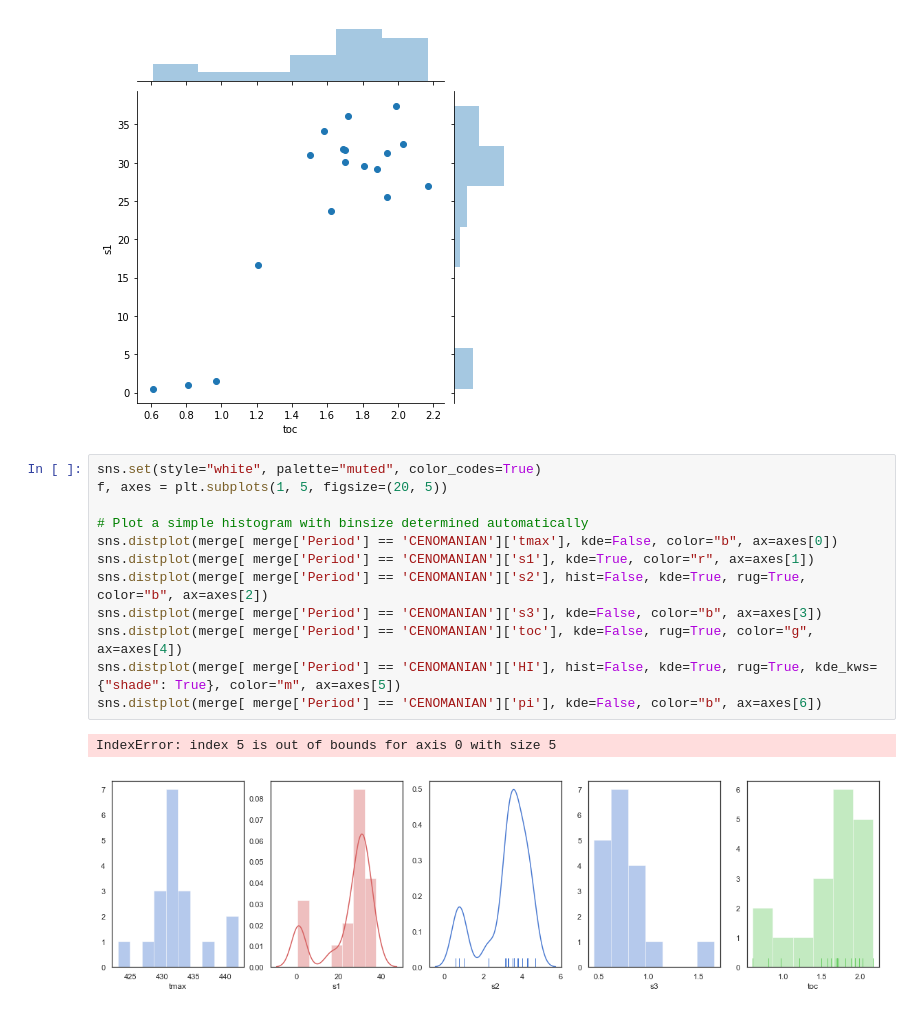
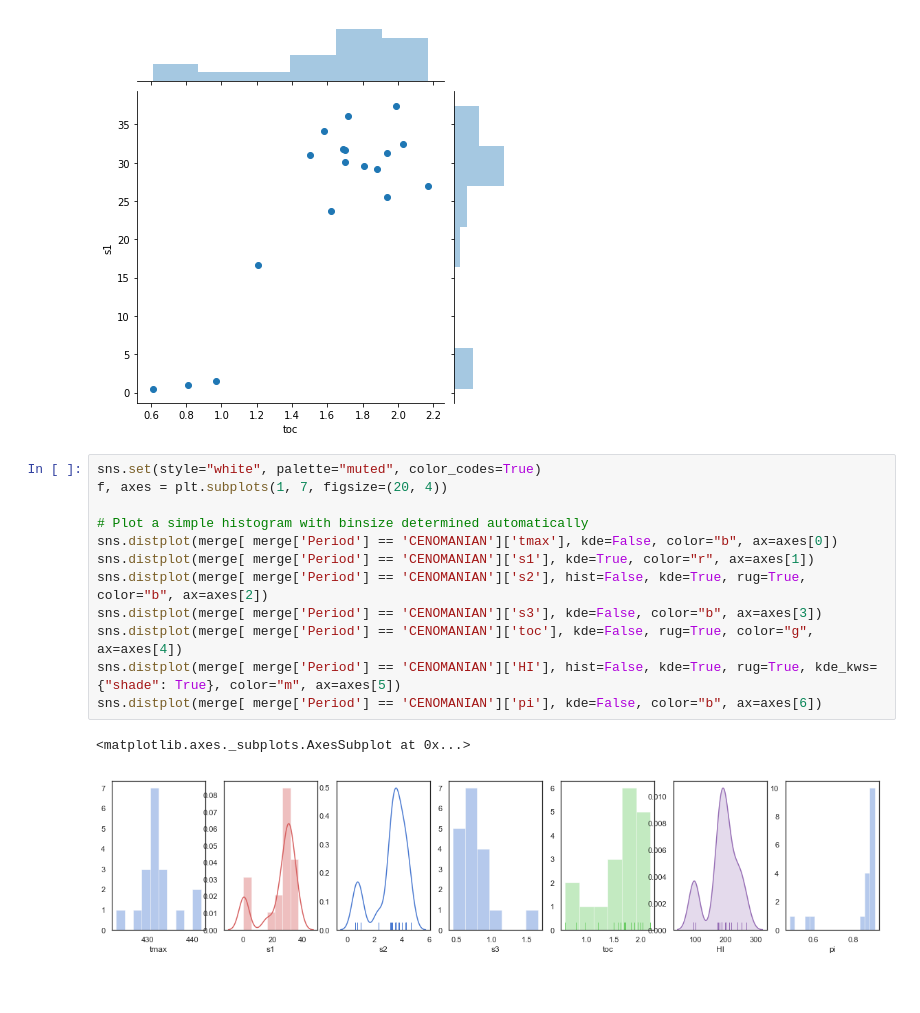
Before and after one commit to ABDunbar/Chronostrat-RE-data-merge, a Jupyter notebook: Excel_import.ipynb, the cells around one changed output. Drawn from its saved outputs; the diff is of its cells as text; blank space fills up the shorter version.

```diff
--- a/Excel_import.ipynb
+++ b/Excel_import.ipynb
@@ -349,16 +505,16 @@ sns.jointplot(merge[ merge['Period'] == 'CENOMANIAN']['toc'], merge [merge['Peri
 [figure]
 # %%
 sns.set(style="white", palette="muted", color_codes=True)
-f, axes = plt.subplots(1, 5, figsize=(20, 5))
+f, axes = plt.subplots(1, 7, figsize=(20, 4))
 
 # Plot a simple histogram with binsize determined automatically
 sns.distplot(merge[ merge['Period'] == 'CENOMANIAN']['tmax'], kde=False, color="b", ax=axes[0])
 sns.distplot(merge[ merge['Period'] == 'CENOMANIAN']['s1'], kde=True, color="r", ax=axes[1])
 sns.distplot(merge[ merge['Period'] == 'CENOMANIAN']['s2'], hist=False, kde=True, rug=True, color="b", ax=axes[2])
 sns.distplot(merge[ merge['Period'] == 'CENOMANIAN']['s3'], kde=False, color="b", ax=axes[3])
 sns.distplot(merge[ merge['Period'] == 'CENOMANIAN']['toc'], kde=False, rug=True, color="g", ax=axes[4])
 sns.distplot(merge[ merge['Period'] == 'CENOMANIAN']['HI'], hist=False, kde=True, rug=True, kde_kws={"shade": True}, color="m", ax=axes[5])
 sns.distplot(merge[ merge['Period'] == 'CENOMANIAN']['pi'], kde=False, color="b", ax=axes[6])
 # %% [output]
-IndexError: index 5 is out of bounds for axis 0 with size 5
+<matplotlib.axes._subplots.AxesSubplot at 0x...>
-[figure, old version]
+[figure, new version]
```
Also changed, not shown: parts of 18 cells of this notebook.
